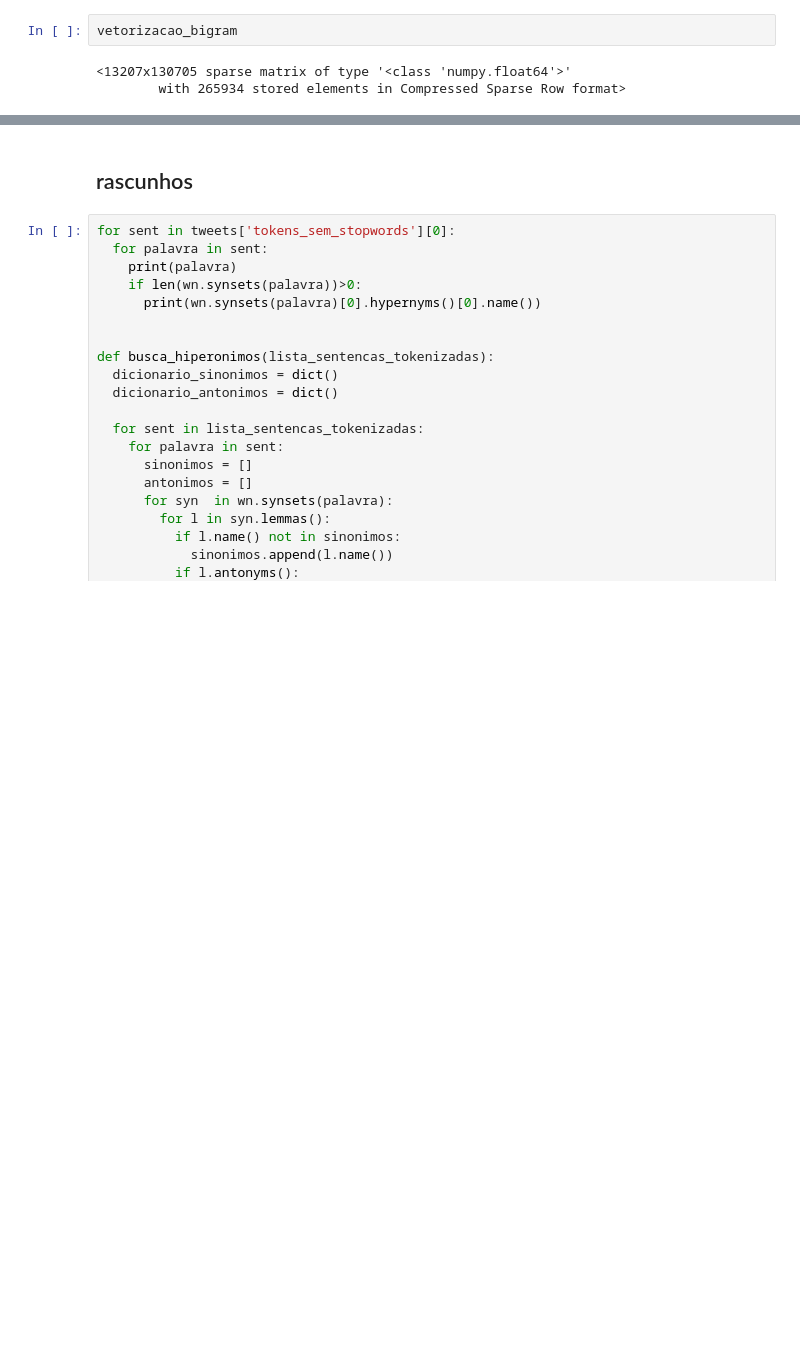
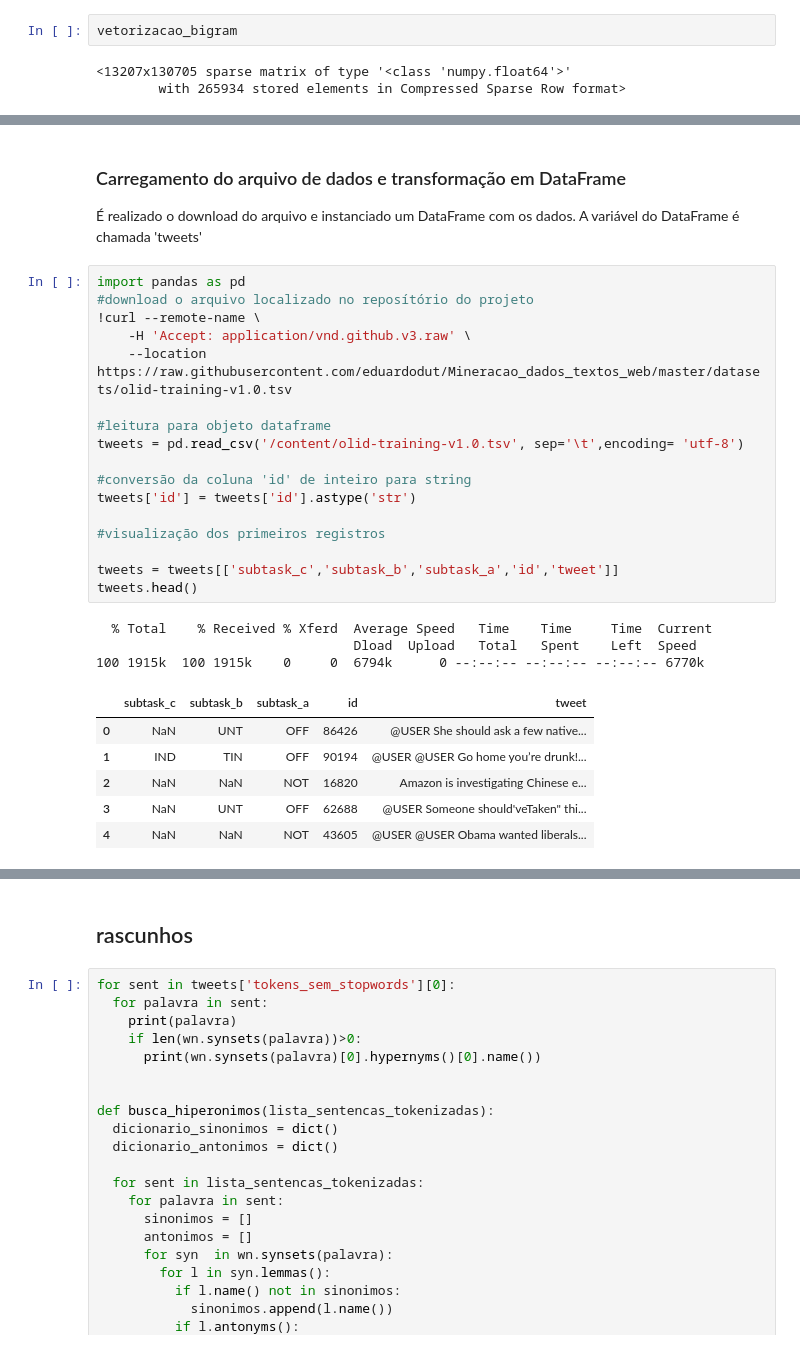
Before and after one commit to eduardodut/Mineracao_dados_textos_web, a Jupyter notebook: projeto01_equipe01.ipynb, the cells around one changed output, grey strips where cells are left out. Saved outputs shown, nothing was run; the diff lists cells and outputs as text; blank space fills up the shorter version.

```diff
--- a/projeto01_equipe01.ipynb
+++ b/projeto01_equipe01.ipynb
@@ -627,0 +639,31 @@ vetorizacao_bigram
+# %% [markdown]
+### Carregamento do arquivo de dados e transformação em DataFrame
+
+É realizado o download do arquivo e instanciado um DataFrame com os dados. A variável do DataFrame é chamada 'tweets'
+# %%
+import pandas as pd
+#download o arquivo localizado no reposítório do projeto
+!curl --remote-name \
+    -H 'Accept: application/vnd.github.v3.raw' \
+    --location https://raw.githubusercontent.com/eduardodut/Mineracao_dados_textos_web/master/datasets/olid-training-v1.0.tsv
+
+#leitura para objeto dataframe
+tweets = pd.read_csv('/content/olid-training-v1.0.tsv', sep='\t',encoding= 'utf-8')
+
+#conversão da coluna 'id' de inteiro para string
+tweets['id'] = tweets['id'].astype('str')
+
+#visualização dos primeiros registros
+
+tweets = tweets[['subtask_c','subtask_b','subtask_a','id','tweet']]
+tweets.head()
+# %% [output]
+  % Total    % Received % Xferd  Average Speed   Time    Time     Time  Current
+                                 Dload  Upload   Total   Spent    Left  Speed
+100 1915k  100 1915k    0     0  6794k      0 --:--:-- --:--:-- --:--:-- 6770k
+|  | subtask_c | subtask_b | subtask_a | id | tweet |
+| 0 | NaN | UNT | OFF | 86426 | @USER She should ask a few native... |
+| 1 | IND | TIN | OFF | 90194 | @USER @USER Go home you’re drunk!... |
+| 2 | NaN | NaN | NOT | 16820 | Amazon is investigating Chinese e... |
+| 3 | NaN | UNT | OFF | 62688 | @USER Someone should'veTaken" thi... |
+| 4 | NaN | NaN | NOT | 43605 | @USER @USER Obama wanted liberals... |
```
Also changed, not shown: parts of 27 cells of this notebook.
